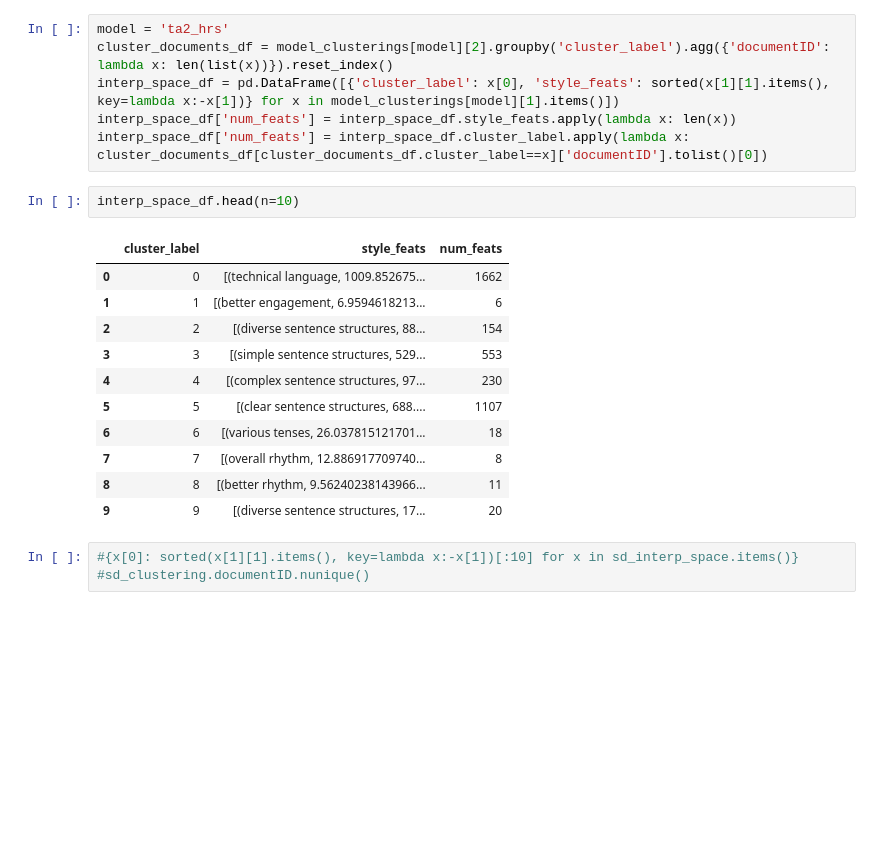
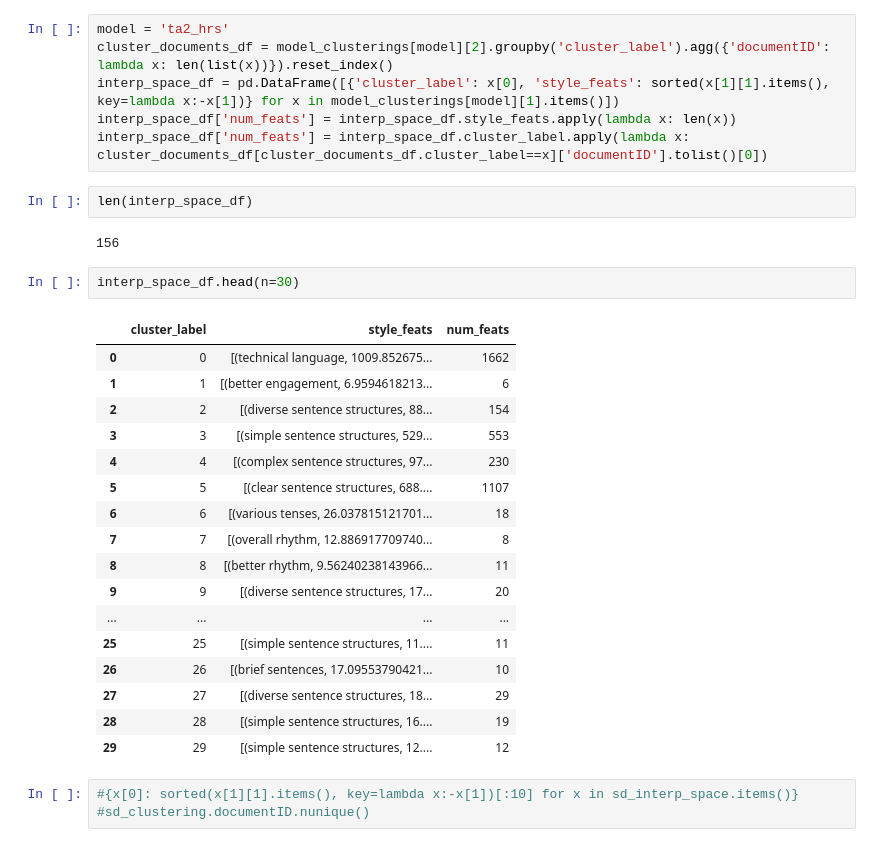
Before and after one commit to MiladAlshomary/latent-space-interpretation-for-stylistic-analysis, a Jupyter notebook: src-ipynb/style_vs_topic.ipynb, the cells around one changed output. Drawn from its saved outputs; the diff is of its cells as text; blank space fills up the shorter version.

```diff
--- a/src-ipynb/style_vs_topic.ipynb
+++ b/src-ipynb/style_vs_topic.ipynb
@@ -263,20 +318,30 @@ cluster_documents_df = model_clusterings[model][2].groupby('cluster_label').agg(
 interp_space_df = pd.DataFrame([{'cluster_label': x[0], 'style_feats': sorted(x[1][1].items(), key=lambda x:-x[1])} for x in model_clusterings[model][1].items()])
 interp_space_df['num_feats'] = interp_space_df.style_feats.apply(lambda x: len(x))
 interp_space_df['num_feats'] = interp_space_df.cluster_label.apply(lambda x: cluster_documents_df[cluster_documents_df.cluster_label==x]['documentID'].tolist()[0])
+# %%
+len(interp_space_df)
+# %% [output]
+156
 # %%
-interp_space_df.head(n=10)
+interp_space_df.head(n=30)
 # %% [output]
 |  | cluster_label | style_feats | num_feats |
 | 0 | 0 | [(technical language, 1009.852675... | 1662 |
 | 1 | 1 | [(better engagement, 6.9594618213... | 6 |
 | 2 | 2 | [(diverse sentence structures, 88... | 154 |
 | 3 | 3 | [(simple sentence structures, 529... | 553 |
 | 4 | 4 | [(complex sentence structures, 97... | 230 |
 | 5 | 5 | [(clear sentence structures, 688.... | 1107 |
 | 6 | 6 | [(various tenses, 26.037815121701... | 18 |
 | 7 | 7 | [(overall rhythm, 12.886917709740... | 8 |
 | 8 | 8 | [(better rhythm, 9.56240238143966... | 11 |
 | 9 | 9 | [(diverse sentence structures, 17... | 20 |
+| ... | ... | ... | ... |
+| 25 | 25 | [(simple sentence structures, 11.... | 11 |
+| 26 | 26 | [(brief sentences, 17.09553790421... | 10 |
+| 27 | 27 | [(diverse sentence structures, 18... | 29 |
+| 28 | 28 | [(simple sentence structures, 16.... | 19 |
+| 29 | 29 | [(simple sentence structures, 12.... | 12 |
 # %%
 #{x[0]: sorted(x[1][1].items(), key=lambda x:-x[1])[:10] for x in sd_interp_space.items()}
 #sd_clustering.documentID.nunique()
```
Also changed, not shown: parts of 8 cells of this notebook, 18 other files.
